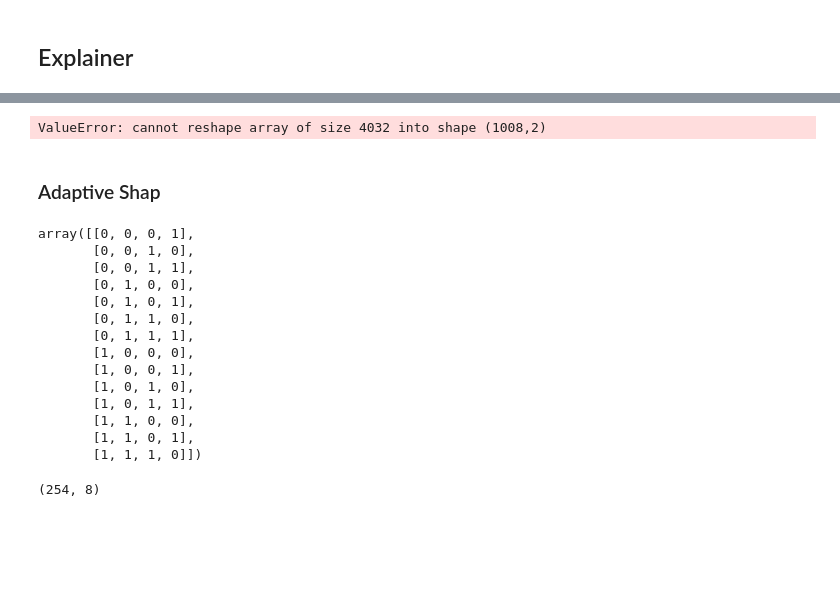
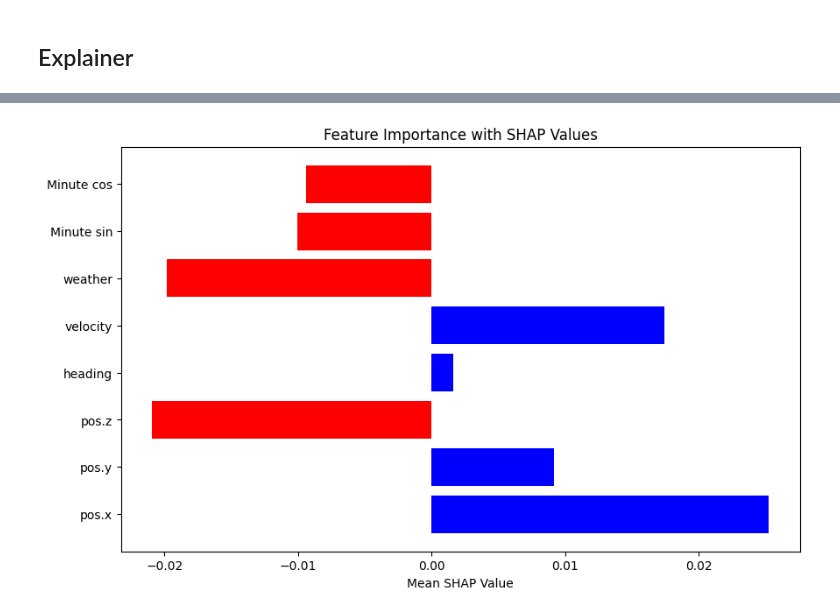
Before and after one commit to georgesmiaka/ITPF, a Jupyter notebook: forecast/notebooks/transformer_longpred.ipynb, the cells around one changed output, grey strips where cells are left out. Cells and saved outputs as stored; diff of their text form; code cells hidden in the pictures; blank space fills up the shorter version.

Commit message:
interpret for multivariate - multisptep: done

```diff
--- a/forecast/notebooks/transformer_longpred.ipynb
+++ b/forecast/notebooks/transformer_longpred.ipynb
@@ -319,4 +312,12 @@ from explainers.explainer import BlackBoxWrapper, ITPFExplainer
 
 blackbox = BlackBoxWrapper(model=model, isMultivariate=True)
 explainer = ITPFExplainer()
-explainer.fit_exp(model=blackbox, x=x_train, y=y_train, feature_names=["pos.x", "pos.y", "pos.z", "heading", "velocity", "weather", "Minute sin", "Minute cos"], class_names=['pos.x', 'pos.y'])
+explainer.fit_exp(
+    model=blackbox,
+    x=x_train,
+    y=y_train,
+    feature_names=["pos.x", "pos.y", "pos.z", "heading", "velocity", "weather", "Minute sin", "Minute cos"],
+    class_names=['pos.x', 'pos.y'],
+    feature_nr=8,
+    feature_pred_nr=2
+    )
@@ -331 +324,3 @@ ValueError: Your model outputs arrays with 3 dimensions
+# %%
+y=x_test[0]
 # %% [markdown]
@@ -332,0 +328,2 @@ ValueError: Your model outputs arrays with 3 dimensions
+# %%
+shap_values = explainer.shap_values_multivariate(y)
@@ -333,3 +348,3 @@ ValueError: Your model outputs arrays with 3 dimensions
 # %%
-explainer.shap(x_test[0])
+explainer.shap_multivariate(shap_values, 0)
 # %% [output]
@@ -340,3 +351 @@ explainer.shap(x_test[0])
-ValueError: cannot reshape array of size 4032 into shape (1008,2)
+[figure, added]
-# %% [markdown]
-### Adaptive Shap
@@ -352,24 +351,0 @@ def create_mask_arrays(feature_num):
-# %%
-feature_num = 4
-seq_l = 8
-create_mask_arrays(feature_num)
-# %% [output]
-array([[0, 0, 0, 1],
-       [0, 0, 1, 0],
-       [0, 0, 1, 1],
-       [0, 1, 0, 0],
-       [0, 1, 0, 1],
-       [0, 1, 1, 0],
-       [0, 1, 1, 1],
-       [1, 0, 0, 0],
-       [1, 0, 0, 1],
-       [1, 0, 1, 0],
-       [1, 0, 1, 1],
-       [1, 1, 0, 0],
-       [1, 1, 0, 1],
-       [1, 1, 1, 0]])
-# %%
-mask = create_mask_arrays(feature_num)
-mask.shape
-# %% [output]
-(254, 8)
```
Also changed, not shown: parts of 43 cells of this notebook, 5 other files.
